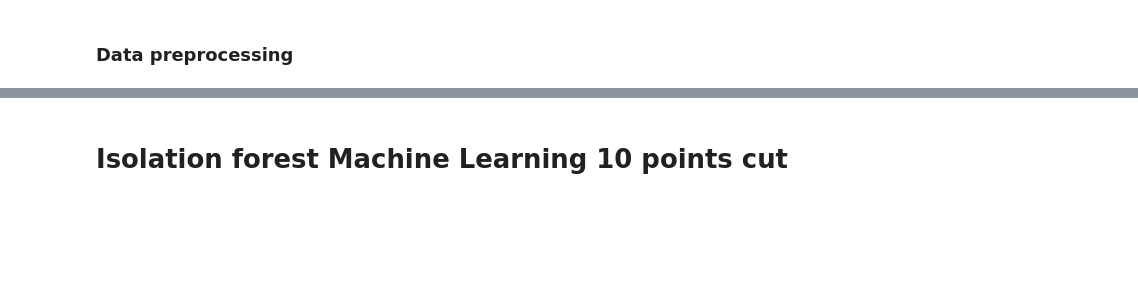
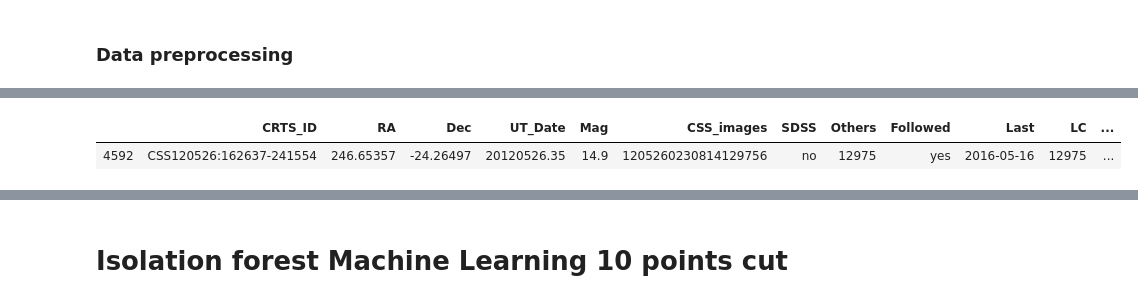
Before and after one commit to malema-ramonyai/CodeAndNotebooks, a Jupyter notebook: Machine_learning_on_CRTS.ipynb, the cells around one changed output, grey strips where cells are left out. Saved outputs shown, nothing was run; the diff lists cells and outputs as text; code cells hidden in the pictures; blank space fills up the shorter version.

```diff
--- a/Machine_learning_on_CRTS.ipynb
+++ b/Machine_learning_on_CRTS.ipynb
@@ -22,5 +22,5 @@ url1 = 'https://raw.githubusercontent.com/MachineLearningUniandes/MANTRA/master/
 url2 = 'https://raw.githubusercontent.com/MachineLearningUniandes/MANTRA/master/data/lightcurves/transient_info.txt'
 transient_lc = pd.read_csv(url)
 transient_labels = pd.read_csv(url1)
-transient_info = pd.read_table(url2)
+transient_info = pd.read_table(url2,skiprows=1,names=['CRTS_ID' ,'RA' ,'Dec','UT_Date','Mag','CSS_images' ,'SDSS' ,'Others' ,'Followed' ,'Last','LC','FC','Classification'])
 # %% [markdown]
@@ -116 +99,12 @@ for x in range(len(pred.ID)):
+# %%
+# Getting information about the top ten detected anomalous objects
+
+inf=transient_info.loc[transient_info['CSS_images'] == 1205260230814129756]
+
+# transient_info
+
+inf
+# %% [output]
+|  | CRTS_ID | RA | Dec | UT_Date | Mag | CSS_images | SDSS | Others | Followed | Last | LC | ... |
+| 4592 | CSS120526:162637-241554 | 246.65357 | -24.26497 | 20120526.35 | 14.9 | 1205260230814129756 | no | 12975 | yes | 2016-05-16 | 12975 | ... |
 # %%
```
Also changed, not shown: parts of 11 cells of this notebook, 4 other files.
